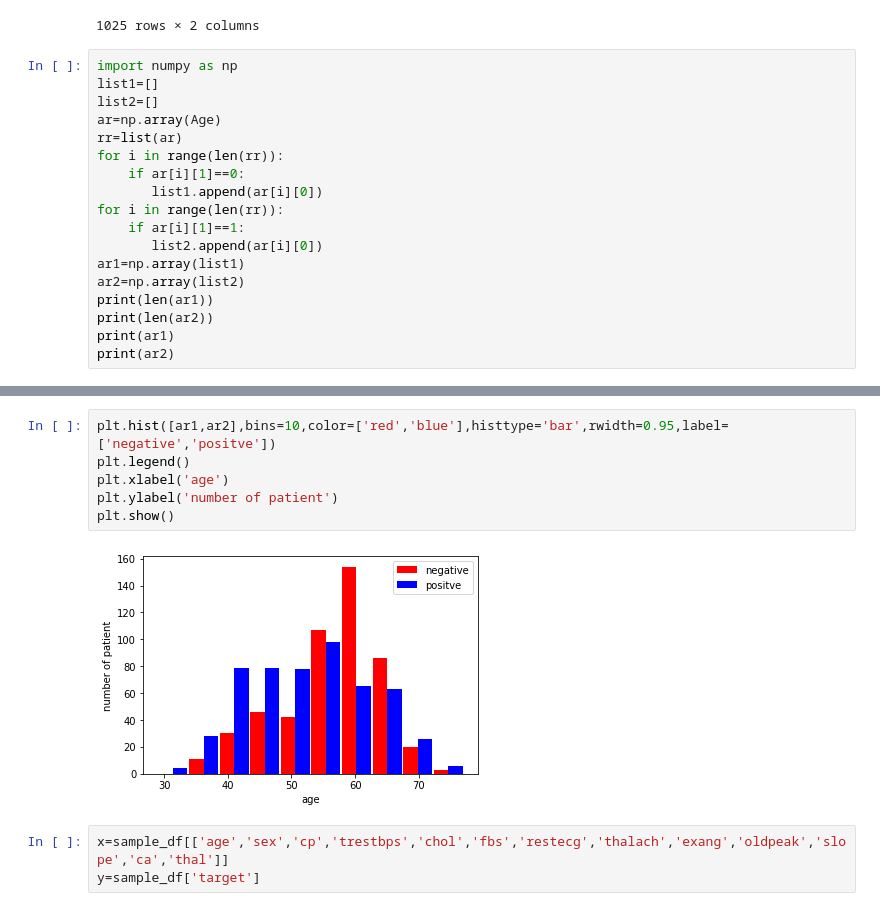
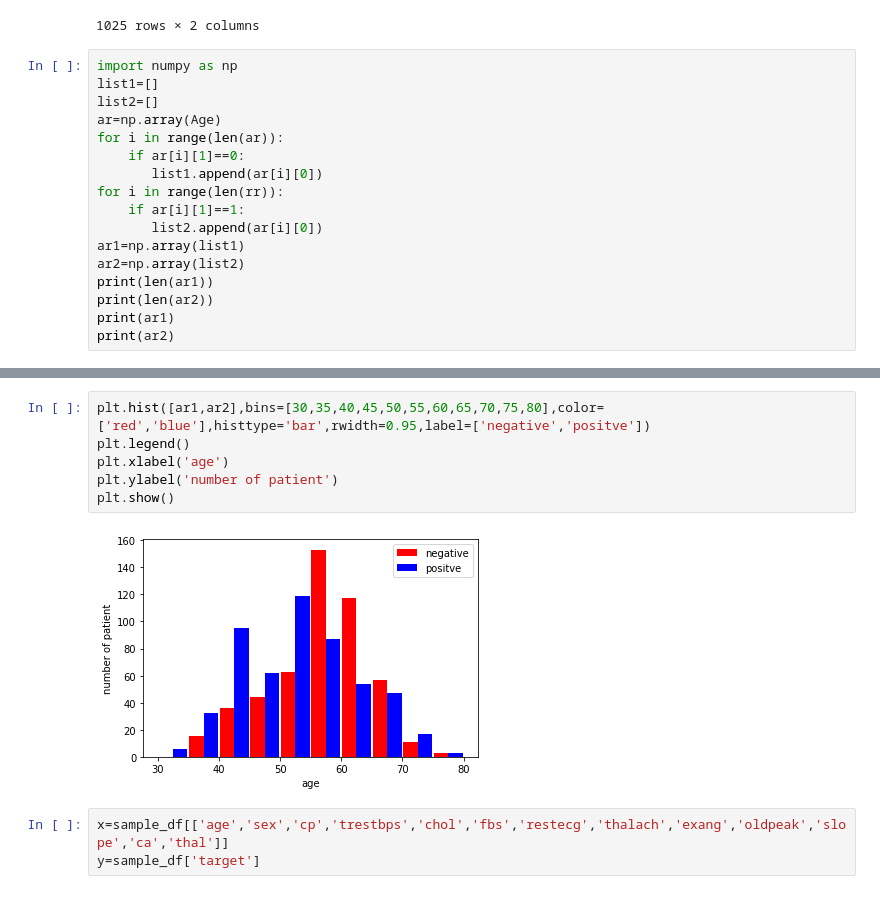
Before and after one commit to deepak-1197/small-projects, a Jupyter notebook: Heart_Disease.ipynb, the cells around one changed output, grey strips where cells are left out. Drawn from its saved outputs; the diff is of its cells as text.

```diff
--- a/Heart_Disease.ipynb
+++ b/Heart_Disease.ipynb
@@ -74,8 +74,7 @@ import numpy as np
 list1=[]
 list2=[]
 ar=np.array(Age)
-rr=list(ar)
-for i in range(len(rr)):
+for i in range(len(ar)):
     if ar[i][1]==0:
        list1.append(ar[i][0])
 for i in range(len(rr)):
@@ -106,13 +105,13 @@ print(ar2)
  69 65 56 67 54 57 54 45 53 62 49 65 69 52 58 52 44 76 60 52 38 52 52 51
  43 52 57 67 64 59 62 71 56 50 44 42 52 51 58 56 42 45 44 47 59 50]
 # %%
-plt.hist([ar1,ar2],bins=10,color=['red','blue'],histtype='bar',rwidth=0.95,label=['negative','positve'])
+plt.hist([ar1,ar2],bins=[30,35,40,45,50,55,60,65,70,75,80],color=['red','blue'],histtype='bar',rwidth=0.95,label=['negative','positve'])
 plt.legend()
 plt.xlabel('age')
 plt.ylabel('number of patient')
 plt.show()
 # %% [output]
-[figure, old version]
+[figure, new version]
 # %%
 x=sample_df[['age','sex','cp','trestbps','chol','fbs','restecg','thalach','exang','oldpeak','slope','ca','thal']]
 y=sample_df['target']
```
Also changed, not shown: parts of 1 cell of this notebook.
